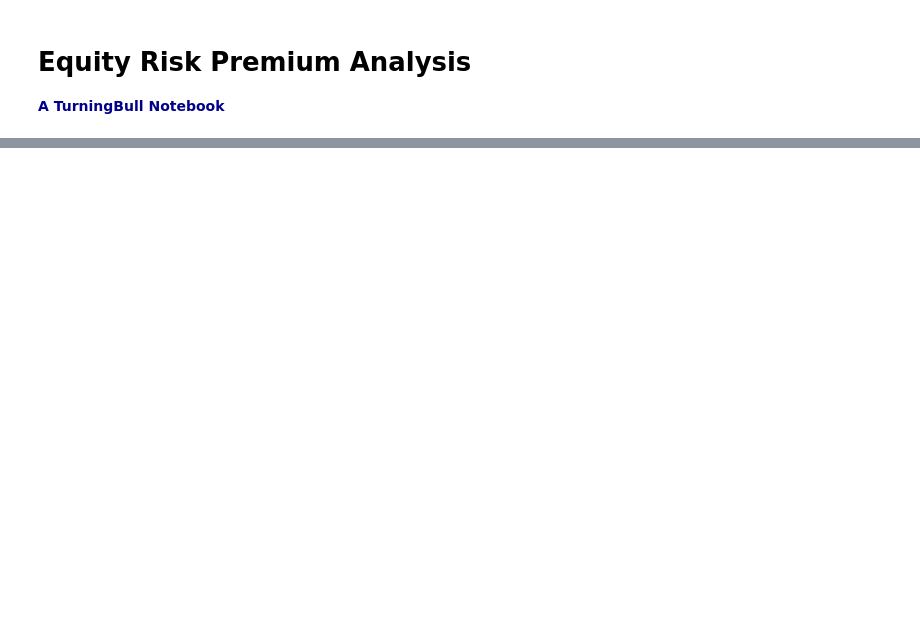
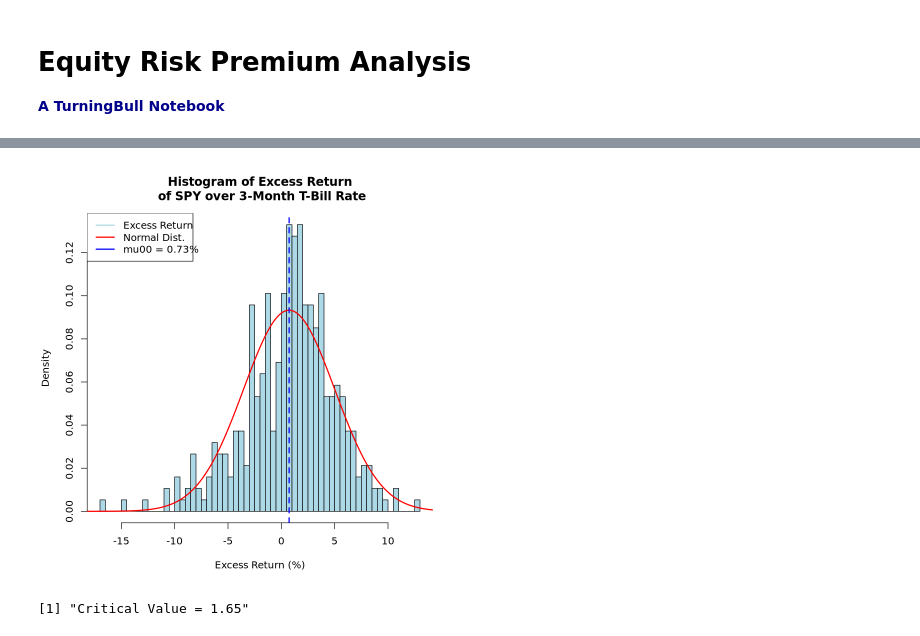
Before and after one commit to rtrimble13/tb-notebooks, a Jupyter notebook: src/202503_eq_prem.ipynb, the cells around one changed output, grey strips where cells are left out. Cells and saved outputs as stored; diff of their text form; code cells hidden in the pictures; blank space fills up the shorter version.

```diff
--- a/src/202503_eq_prem.ipynb
+++ b/src/202503_eq_prem.ipynb
@@ -10,0 +33,8 @@ api.key <- read.csv('../.fmp_api.key', header = FALSE, stringsAsFactors = FALSE)
+# %%
+library(httr)           # For API requests (using FMP API)
+library(jsonlite)       # For JSON parsing
+library(data.table)     # For data manipulation
+library(quantmod)       # For financial data, specifically Treasury yields
+
+api_key <- read.csv("../.fmp_api.key", header = FALSE,
+                    stringsAsFactors = FALSE)[1, 1]         # FMP API key
@@ -40,0 +146,27 @@ merge(spy.monthly, t.bill, by='date', all.x=TRUE)
+# %%
+par(bg = "white")
+hist(erp_month$erp, breaks = 50, col = "lightblue",
+     xlab = "Excess Return (%)",
+     main = "Histogram of Excess Return\n of SPY over 3-Month T-Bill Rate",
+     probability = TRUE)
+lines(seq(-20, 20, 0.1), dnorm(seq(-20, 20, 0.1),
+                               mean = mean(erp_month$erp),
+                               sd = sd(erp_month$erp)),
+      col = "red", lwd = 2)
+abline(v = mean(erp_month$erp), col = "blue", lwd = 2, lty = 2)
+legend("topleft", legend = c("Excess Return", "Normal Dist.",
+                             substitute(paste(mu00, " = ", avg, "%", sep = ""),
+                                        list(avg = round(mean(erp_month$erp),
+                                                         digits = 2)))),
+       col = c("lightblue", "red", "blue"), lwd = 2)
+# %% [output]
+[figure, added]
+# %%
+## Determine the t-test critical value.
+n <- length(erp_month$erp) - 1
+alpha <- 0.05
+print(paste("Critical Value = ",
+            round(qt(p = alpha, df = n, lower.tail = FALSE), 2),
+            sep = ""))
+# %% [output]
+[1] "Critical Value = 1.65"
```
Also changed, not shown: parts of 31 cells of this notebook, 1 other file.
